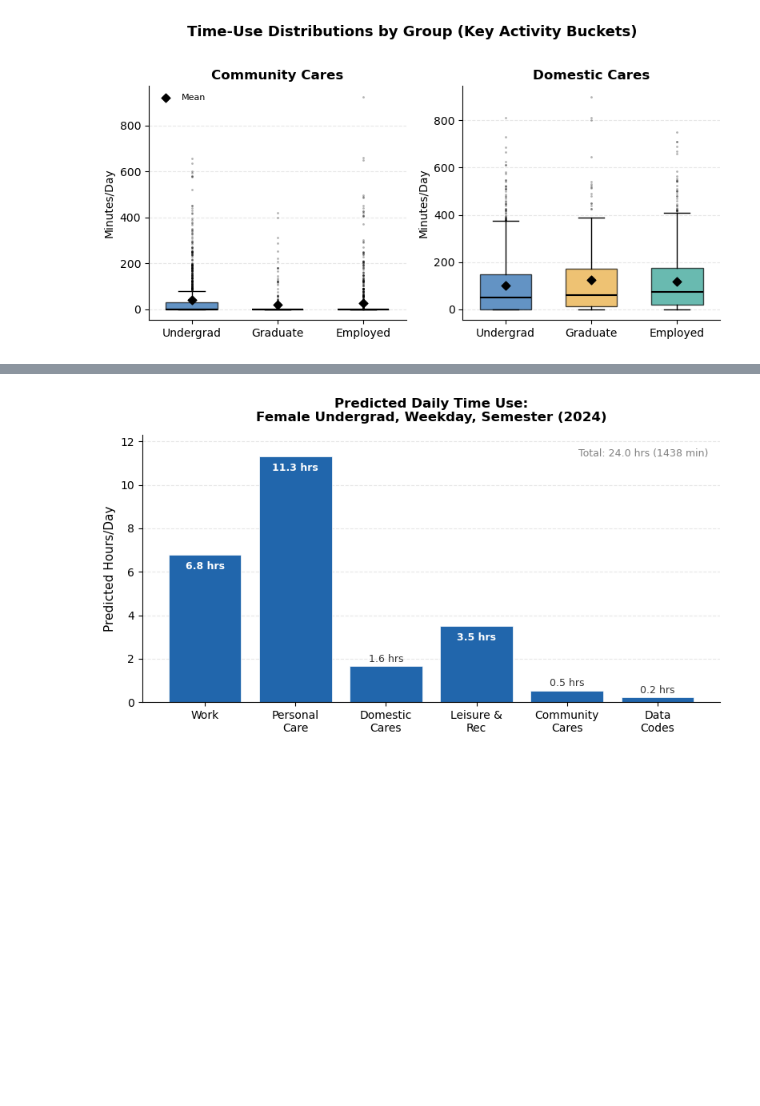
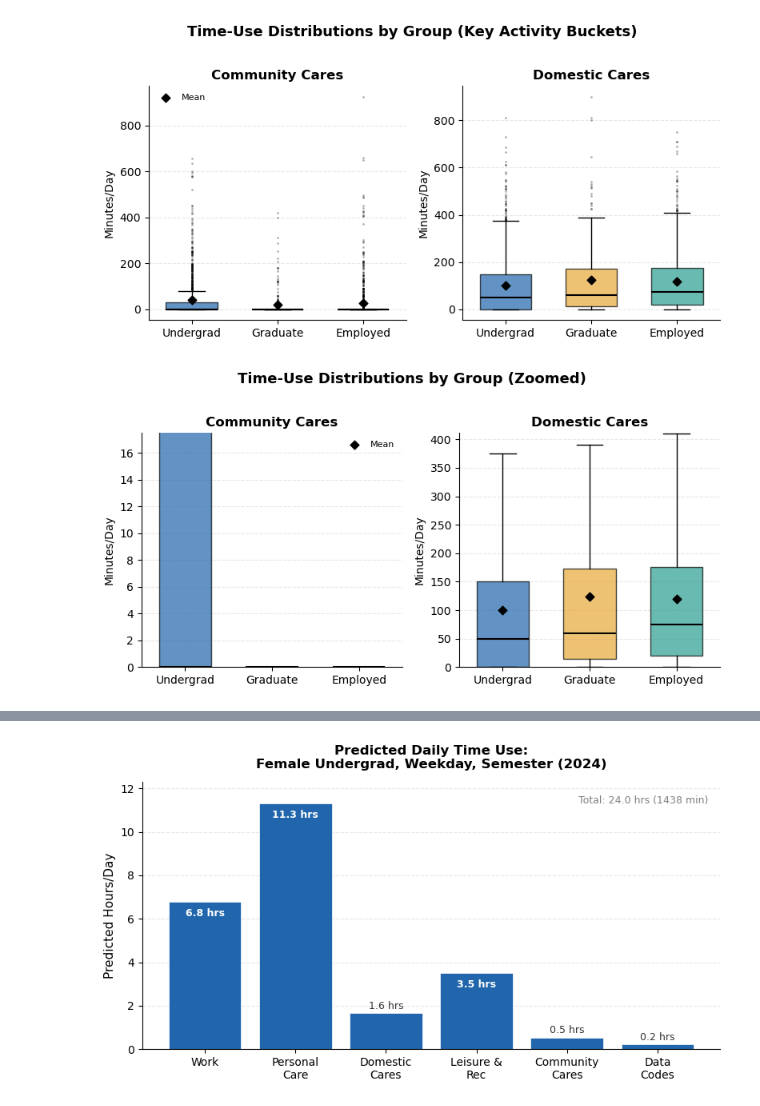
Before and after one commit to alisha-li/ATUS-Analysis, a Jupyter notebook: notebooks/atus_modeling.ipynb, the cells around one changed output, grey strips where cells are left out. Saved outputs shown, nothing was run; the diff lists cells and outputs as text; code cells hidden in the pictures; blank space fills up the shorter version.

```diff
--- a/notebooks/atus_modeling.ipynb
+++ b/notebooks/atus_modeling.ipynb
@@ -991,3 +1045,51 @@ plt.tight_layout()
 plt.show()
 # %% [output]
 [figure]
+# %%
+import matplotlib.pyplot as plt
+import numpy as np
+
+groups = ['Undergrad', 'Graduate', 'Employed']
+colors = ['#2166ac', '#e8a838', '#2a9d8f']
+
+focus_buckets = ['community_cares', 'domestic_cares']
+focus_labels = ['Community Cares', 'Domestic Cares']
+# Zoom to IQR region — clip y-axis to 75th percentile + some padding
+ylims = [
+    (0, final_df['community_cares'].quantile(0.75) * 2.5),
+    (0, final_df['domestic_cares'].quantile(0.75) * 2.5),
+]
+
+fig, axes = plt.subplots(1, 2, figsize=(8, 4))
+
+for ax, bucket, label, ylim in zip(axes.flat, focus_buckets, focus_labels, ylims):
+    mins = final_df[bucket]
+    bp = ax.boxplot([mins[final_df['group'] == g] for g in groups],
+                    positions=range(len(groups)), widths=0.6,
+                    patch_artist=True, showfliers=False)
+    for patch, c in zip(bp['boxes'], colors):
+        patch.set_facecolor(c)
+        patch.set_alpha(0.7)
+    for median in bp['medians']:
+        median.set_color('black')
+        median.set_linewidth(1.5)
+
+    means = [mins[final_df['group'] == g].mean() for g in groups]
+    ax.scatter(range(len(groups)), means, color='black', marker='D', s=30, zorder=5, label='Mean')
+
+    ax.set_xticks(range(len(groups)))
+    ax.set_xticklabels(groups, fontsize=10)
+    ax.set_ylabel('Minutes/Day', fontsize=10)
+    ax.set_title(label, fontsize=12, fontweight='bold')
+    ax.spines[['top', 'right']].set_visible(False)
+    ax.yaxis.grid(True, alpha=0.3, linestyle='--')
+    ax.set_axisbelow(True)
+    ax.set_ylim(ylim)
+
+axes[0].legend(fontsize=8, frameon=False)
+fig.suptitle('Time-Use Distributions by Group (Zoomed)',
+             fontsize=13, fontweight='bold', y=1.02)
+plt.tight_layout()
+plt.show()
+# %% [output]
+[figure, added]
```
Also changed, not shown: parts of 10 cells of this notebook, 1 other file.
